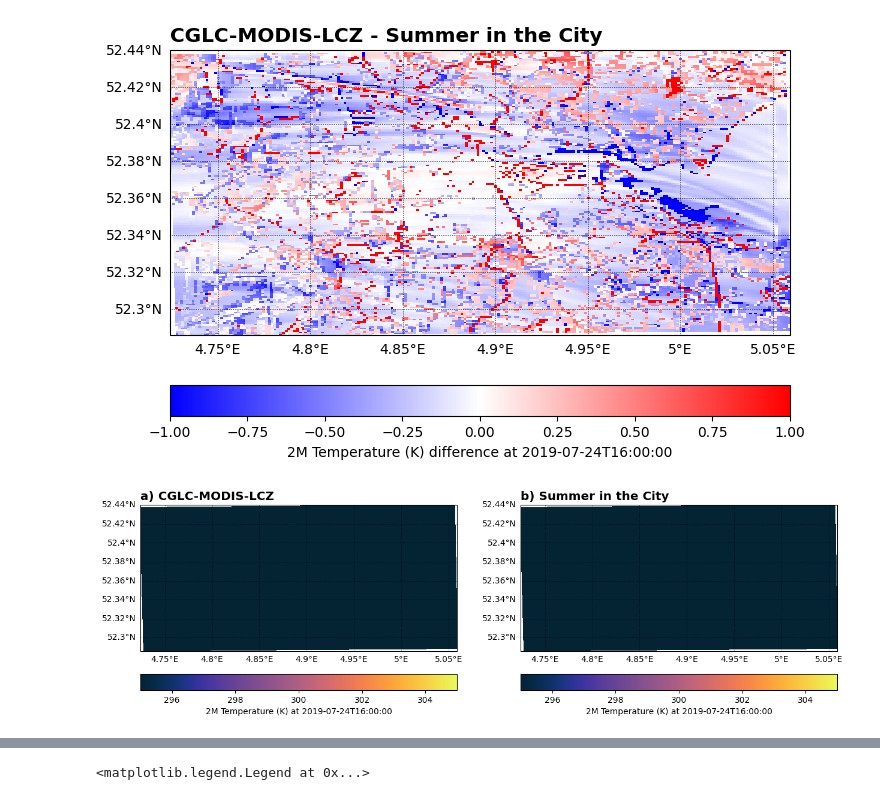
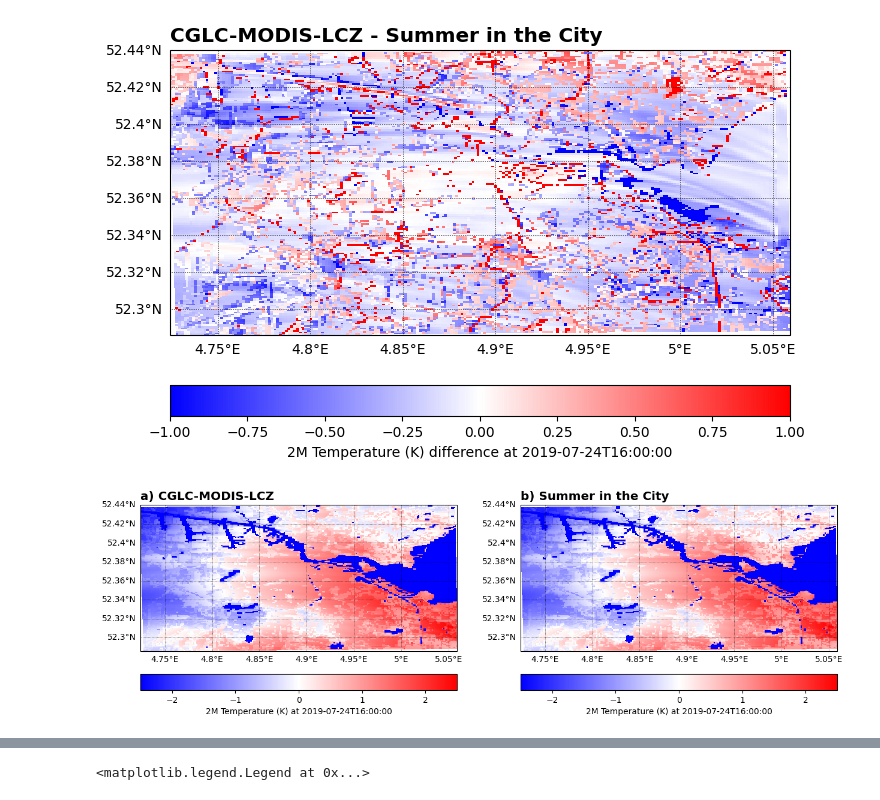
Before and after one commit to Urban-M4/snakemake-wrf, a Jupyter notebook: plot-temperature.ipynb, the cells around one changed output, grey strips where cells are left out. Cells and saved outputs as stored; diff of their text form; code cells hidden in the pictures.

Commit message:
Fix rural difference plot

```diff
--- a/plot-temperature.ipynb
+++ b/plot-temperature.ipynb
@@ -167,32 +167,32 @@ diff_lcz = wur_lcz_T2 - mean_rural_lcz_t2
 # %%
 fig = plt.figure(figsize=(15, 5))
 ax1 = fig.add_subplot(1, 2, 1, projection=proj)
 gl1 = ax1.gridlines(**ax_options)
 gl1.right_labels = False
 gl1.top_labels = False
 ax1.set_extent(extent)
 
 ct1 = ax1.pcolormesh(
-    diff_lcz.lon, diff_lcz.lat, diff_lcz, vmin=295, vmax=305, cmap=cmo.thermal, transform=ccrs.PlateCarree())
+    diff_lcz.lon, diff_lcz.lat, diff_lcz, vmin=-2.5, vmax=2.5, cmap='bwr', transform=ccrs.PlateCarree())
 
 
 ax1.coastlines(linewidth=1.0, resolution='10m')
 ax1.set_title('a) CGLC-MODIS-LCZ', **title_options)
 cbar = fig.colorbar(ct1, orientation='horizontal', fraction=0.09, pad=0.1, label='2M Temperature (K) at 2019-07-24T16:00:00', ax=ax1)
 
 ax2 = fig.add_subplot(1, 2, 2, projection=proj)
 gl2 = ax2.gridlines(**ax_options)
 gl2.right_labels = False
 gl2.top_labels = False
 ax2.set_extent(extent)
 
 ct2 = ax2.pcolormesh(
-    diff_lcz.lon, diff_lcz.lat, diff_lcz, vmin=295, vmax=305, cmap=cmo.thermal, transform=ccrs.PlateCarree())
+    diff_lcz.lon, diff_lcz.lat, diff_lcz, vmin=-2.5, vmax=2.5, cmap='bwr', transform=ccrs.PlateCarree())
 ax2.coastlines(linewidth=1.0, resolution='10m')
 ax2.set_title('b) Summer in the City', **title_options)
 cbar = fig.colorbar(ct2, orientation='horizontal', fraction=0.09, pad=0.1, label='2M Temperature (K) at 2019-07-24T16:00:00', ax=ax2)
 # %% [output]
-[figure, old version]
+[figure, new version]
 # %%
 from matplotlib.lines import Line2D
 
```
Also changed, not shown: parts of 2 cells of this notebook.
